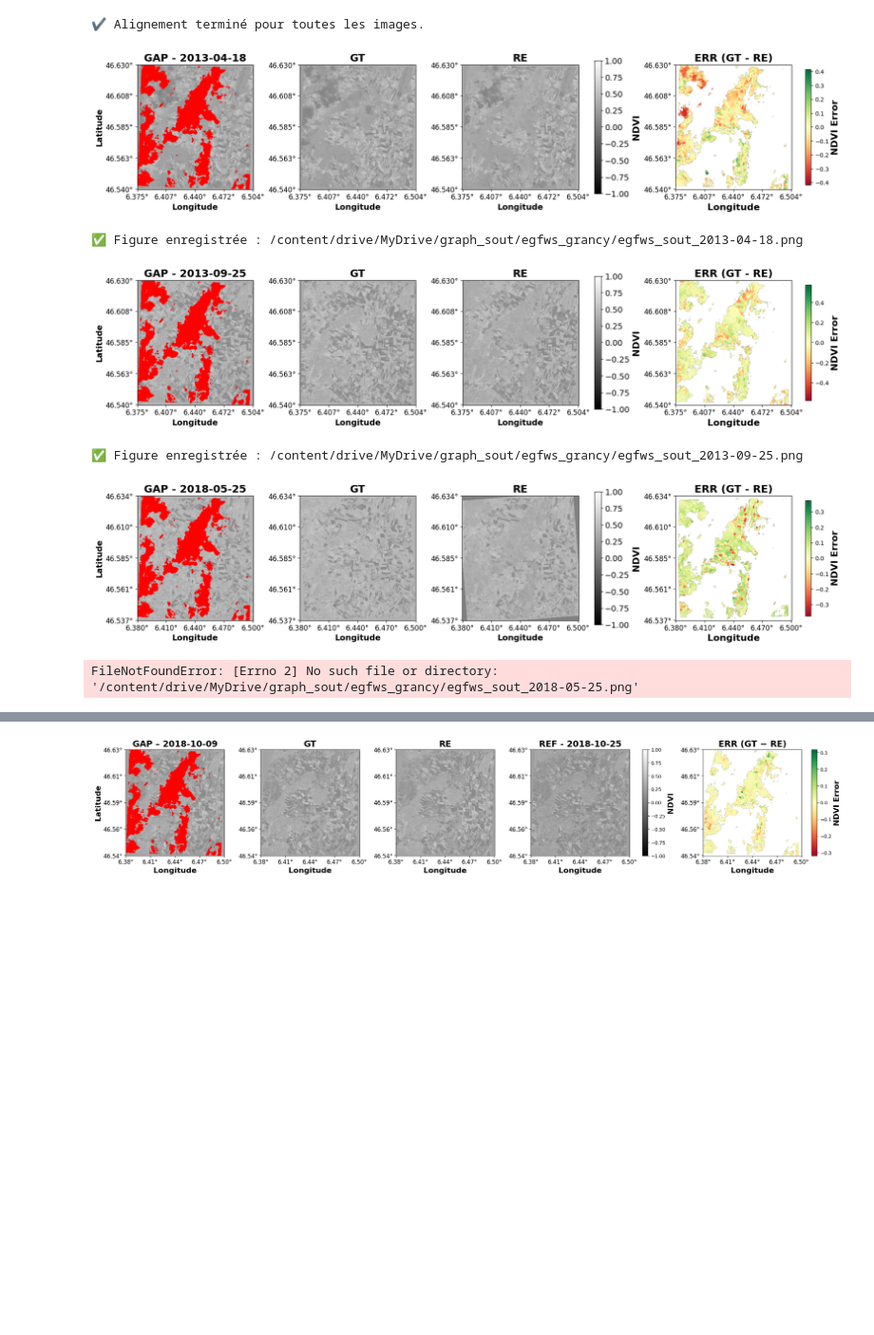
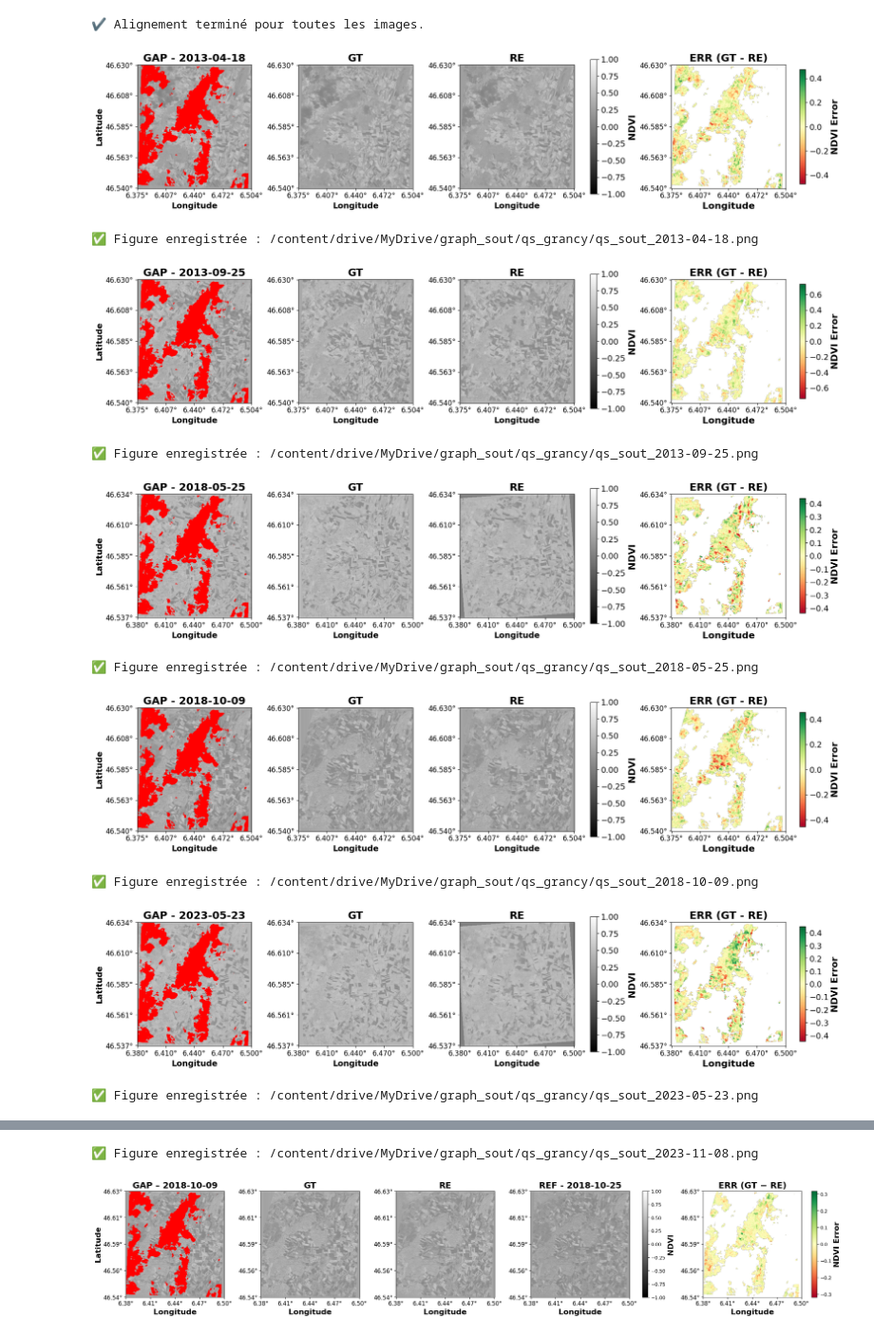
Before and after one commit to larasauser/master, a Jupyter notebook: metrics_soutenance.ipynb, the cells around one changed output, grey strips where cells are left out. Shown at 95% size. Saved outputs shown, nothing was run; the diff lists cells and outputs as text; code cells hidden in the pictures; blank space fills up the shorter version.

```diff
--- a/metrics_soutenance.ipynb
+++ b/metrics_soutenance.ipynb
@@ -141,9 +141,10 @@ import os
 from glob import glob
 
 # === Dossiers ===
-hole_dir = '/content/drive/MyDrive/Whitt/NDVI_grancy_Landsat8_hole'
-gt_dir = '/content/drive/MyDrive/Whitt/NDVI_grancy_full'
-recon_dir = '/content/drive/MyDrive/Whitt/egfwh_grancy_outputs_optim1'
+hole_dir = '/content/drive/MyDrive/QS_grancy/NDVI_grancy_holes'
+gt_dir = '/content/drive/MyDrive/QS_grancy/NDVI_grancy_full'
+recon_dir = '/content/drive/MyDrive/QS_grancy/QS_g_out'
+
 
 # === Liste des fichiers ===
 hole_files = sorted(glob(os.path.join(hole_dir, '*.tif')))
@@ -203,17 +204,18 @@ for i in range(len(hole_files)):
     hole, hole_meta = read_tif_with_meta(hole_files[i])
     gt, gt_meta = read_tif_with_meta(gt_files[i])
     recon, recon_meta = read_tif_with_meta(recon_files[i])  # nouveau nom ok
+    gap_raw, gap_raw_meta = read_tif_with_meta(gap_raw_files[i])
 
     # Alignement selon HOLE (tel que ton script actuel le fait)
     gt_resampled = resample_to_match(gt, gt_meta, hole_meta)
     recon_resampled = resample_to_match(recon, recon_meta, hole_meta)
+    gap_res = resample_to_match(gap_raw, gap_raw_meta, hole_meta)
 
     gap_mask = np.isnan(hole)
 
     err = np.full_like(hole, np.nan)
-    gap_raw, gap_raw_meta = read_tif_with_meta(gap_raw_files[i])
 
-    valid_mask = gap_mask & ~np.isnan(gt_resampled) & ~np.isnan(recon_resampled) & ~np.isnan(gap_raw)
+    valid_mask = gap_mask & ~np.isnan(gt_resampled) & ~np.isnan(recon_resampled) & ~np.isnan(gap_res)
     err[valid_mask] = gt_resampled[valid_mask] - recon_resampled[valid_mask]
 
     ndvi_cmap = cm.get_cmap("gray").copy()
@@ -244,38 +246,44 @@ for i in range(len(hole_files)):
     im3 = axs[3].imshow(err, cmap="RdYlGn", norm=norm)
     axs[3].set_title("ERR (GT - RE)", fontsize=18, fontweight="bold")
     axs[3].set_xlabel("Longitude", fontsize=16, fontweight="bold")
     add_coords_wgs84(axs[3], hole_meta)
 
     cbar_ndvi = fig.colorbar(im2, ax=axs[:3], orientation="vertical", fraction=0.5, pad=0.01)
     cbar_ndvi.set_label("NDVI", fontsize=16, fontweight="bold")
     for t in cbar_ndvi.ax.get_yticklabels():
         t.set_fontsize(14)
 
     #cbar_err = fig.colorbar(im3, ax=axs[3], orientation="vertical", fraction=0.02, pad=0.01)
     #cbar_err.set_label("NDVI Error", fontsize=14, fontweight="bold")
     #for t in cbar_err.ax.get_yticklabels():
         #t.set_fontsize(14)
     cbar_err = fig.colorbar(im3, ax=axs[3], fraction=0.05, pad=0.02)
     cbar_err.set_label("NDVI Error", fontsize=16, fontweight="bold")
+    for t in cbar_err.ax.get_yticklabels():
+        t.set_fontsize(14)
 
 
     for ax in axs:
         ax.tick_params(axis="x", labelsize=12)
         ax.tick_params(axis="y", labelsize=12)
 
     plt.show()
 
-    save_dir = '/content/drive/MyDrive/graph_sout/egfws_grancy'
+    save_dir = '/content/drive/MyDrive/graph_sout/qs_grancy'
     os.makedirs(save_dir, exist_ok=True)
 
-    save_path = os.path.join(save_dir, f'egfws_sout_{date}.png')
+    save_path = os.path.join(save_dir, f'qs_sout_{date}.png')
     fig.savefig(save_path, dpi=300, bbox_inches='tight')
     plt.close(fig)
     print(f"✅ Figure enregistrée : {save_path}")
 # %% [output]
-[figure, old version]
+[figure, new version]
-✅ Figure enregistrée : /content/drive/MyDrive/graph_sout/egfws_grancy/egfws_sout_2013-04-18.png
+✅ Figure enregistrée : /content/drive/MyDrive/graph_sout/qs_grancy/qs_sout_2013-04-18.png
-[figure, old version]
+[figure, new version]
-✅ Figure enregistrée : /content/drive/MyDrive/graph_sout/egfws_grancy/egfws_sout_2013-09-25.png
+✅ Figure enregistrée : /content/drive/MyDrive/graph_sout/qs_grancy/qs_sout_2013-09-25.png
-[figure, old version]
+[figure, new version]
-FileNotFoundError: [Errno 2] No such file or directory: '/content/drive/MyDrive/graph_sout/egfws_grancy/egfws_sout_2018-05-25.png'
+✅ Figure enregistrée : /content/drive/MyDrive/graph_sout/qs_grancy/qs_sout_2018-05-25.png
+[figure, added]
+✅ Figure enregistrée : /content/drive/MyDrive/graph_sout/qs_grancy/qs_sout_2018-10-09.png
+[figure, added]
+✅ Figure enregistrée : /content/drive/MyDrive/graph_sout/qs_grancy/qs_sout_2023-05-23.png
@@ -282,3 +291,4 @@ FileNotFoundError: [Errno 2] No such file or directory: '/content/drive/MyDrive/
+✅ Figure enregistrée : /content/drive/MyDrive/graph_sout/qs_grancy/qs_sout_2023-11-08.png
 # %%
 import matplotlib.pyplot as plt
 import matplotlib.cm as cm
```
Also changed, not shown: parts of 2 cells of this notebook.
